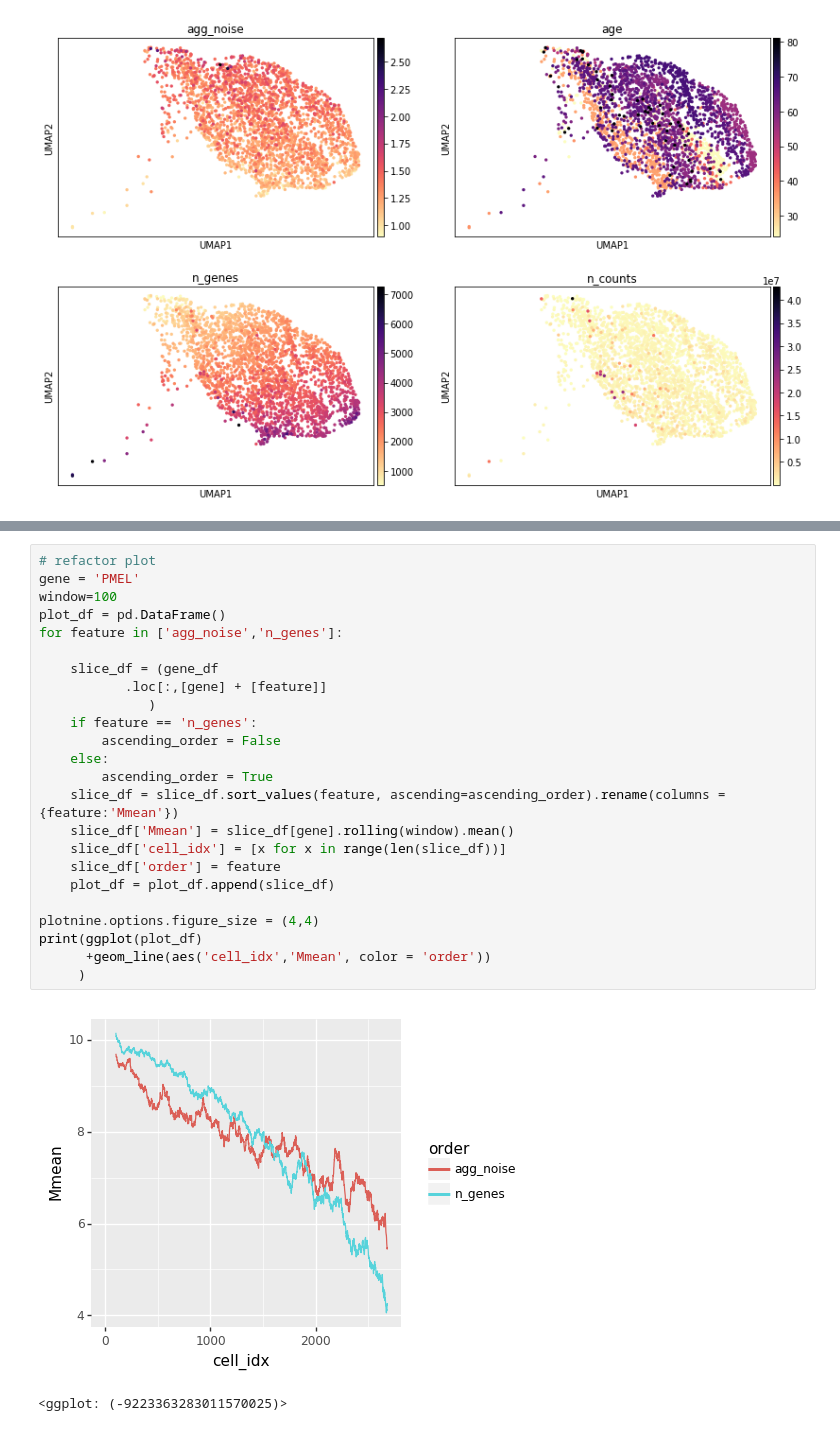
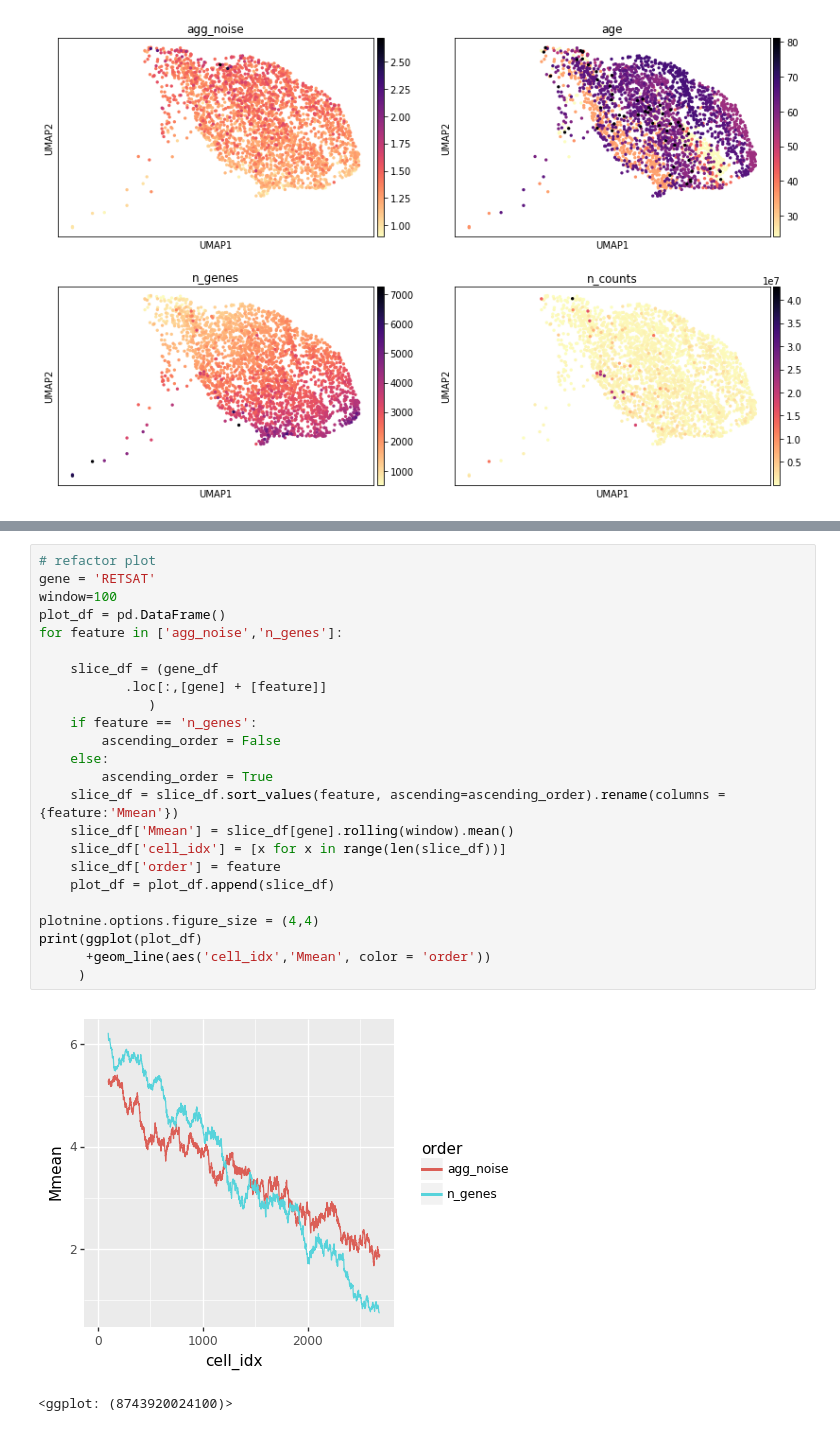
Before and after one commit to czbiohub/darmanis_group_DL_notebook, a Jupyter notebook: DL20190123_mel_aging_noise_analysis.ipynb, the cells around one changed output, grey strips where cells are left out. Drawn from its saved outputs; the diff is of its cells as text.

Commit message:
n_genes analysis and cancer updates

```diff
--- a/DL20190123_mel_aging_noise_analysis.ipynb
+++ b/DL20190123_mel_aging_noise_analysis.ipynb
@@ -268,30 +268,30 @@ diffs_df.sort_values('r', ascending=True).head(10)
 # %%
 # refactor plot
-gene = 'PMEL'
+gene = 'RETSAT'
 window=100
 plot_df = pd.DataFrame()
 for feature in ['agg_noise','n_genes']:
 
     slice_df = (gene_df
            .loc[:,[gene] + [feature]]
               )
     if feature == 'n_genes':
         ascending_order = False
     else:
         ascending_order = True
     slice_df = slice_df.sort_values(feature, ascending=ascending_order).rename(columns = {feature:'Mmean'})
     slice_df['Mmean'] = slice_df[gene].rolling(window).mean()
     slice_df['cell_idx'] = [x for x in range(len(slice_df))]
     slice_df['order'] = feature
     plot_df = plot_df.append(slice_df)
 
 plotnine.options.figure_size = (4,4)
 print(ggplot(plot_df)
       +geom_line(aes('cell_idx','Mmean', color = 'order'))
      )
 # %% [output]
-[figure, old version]
+[figure, new version]
-<ggplot: (-9223363283011570025)>
+<ggplot: (8743920024100)>
 # %%
 # determine the background level of dropout looking at ERCC zero counts vs mean log expression
 ercc_raw = pre_adata.apply(lambda x: np.log(x+1))
```
Also changed, not shown: parts of 8 cells of this notebook, 4 other files.
